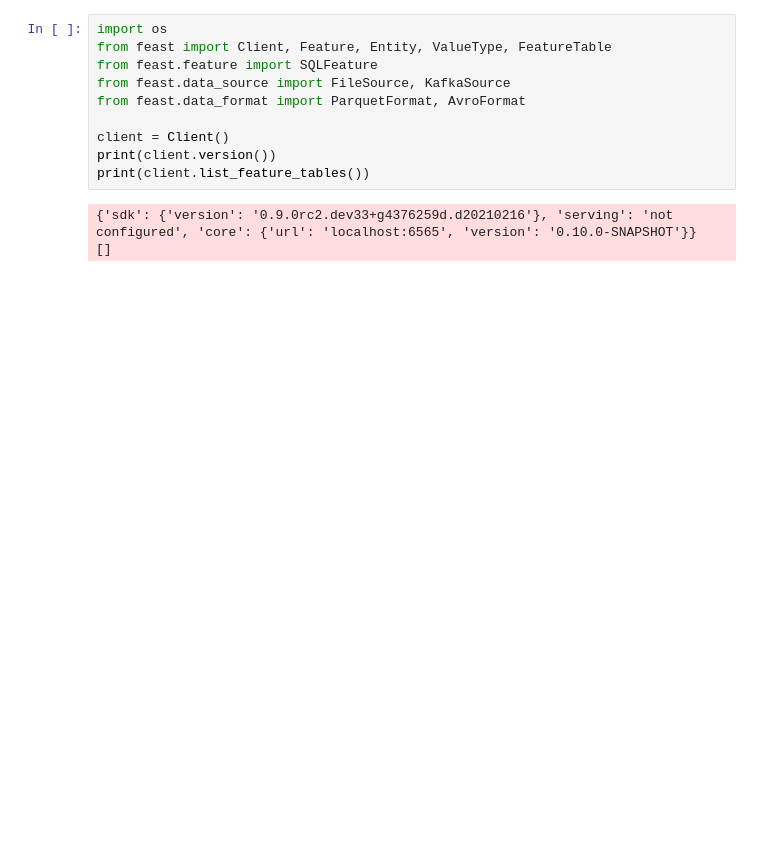
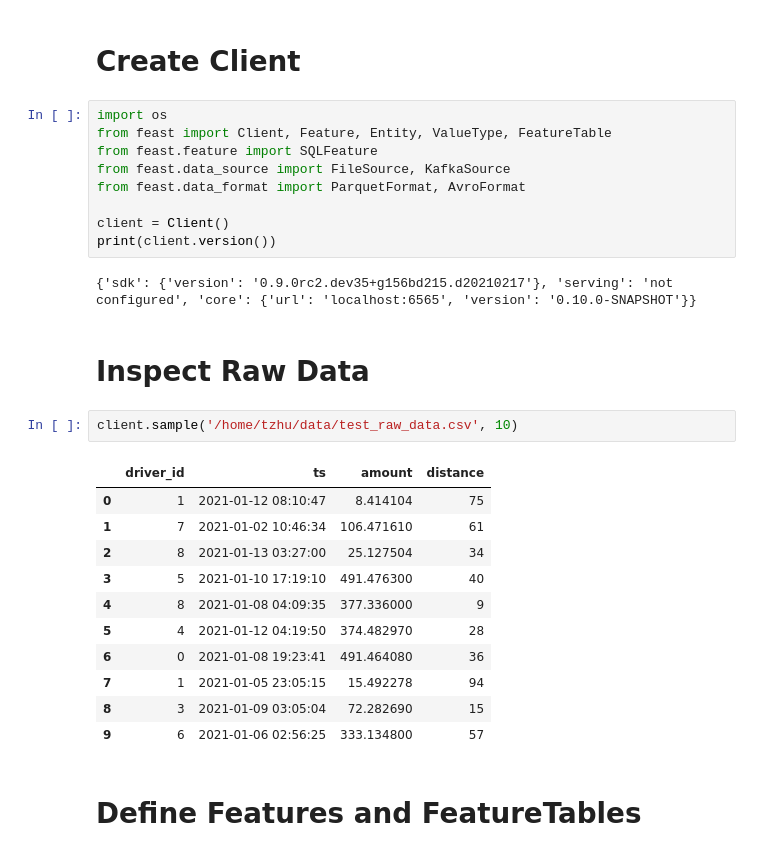
Before and after one commit to tianshizz/feast, a Jupyter notebook: examples/minimal/demo.ipynb, the cells around one changed output. Cells and saved outputs as stored; diff of their text form; blank space fills up the shorter version.

```diff
--- a/examples/minimal/demo.ipynb
+++ b/examples/minimal/demo.ipynb
@@ -1,3 +29,5 @@
+# %% [markdown]
+# Create Client
 # %%
 import os
 from feast import Client, Feature, Entity, ValueType, FeatureTable
@@ -7,10 +37,26 @@ from feast.data_format import ParquetFormat, AvroFormat
 
 client = Client()
 print(client.version())
-print(client.list_feature_tables())
 # %% [output]
-{'sdk': {'version': '0.9.0rc2.dev33+g4376259d.d20210216'}, 'serving': 'not configured', 'core': {'url': 'localhost:6565', 'version': '0.10.0-SNAPSHOT'}}
-[]
+{'sdk': {'version': '0.9.0rc2.dev35+g156bd215.d20210217'}, 'serving': 'not configured', 'core': {'url': 'localhost:6565', 'version': '0.10.0-SNAPSHOT'}}
+# %% [markdown]
+# Inspect Raw Data
+# %%
+client.sample('/home/tzhu/data/test_raw_data.csv', 10)
+# %% [output]
+|  | driver_id | ts | amount | distance |
+| 0 | 1 | 2021-01-12 08:10:47 | 8.414104 | 75 |
+| 1 | 7 | 2021-01-02 10:46:34 | 106.471610 | 61 |
+| 2 | 8 | 2021-01-13 03:27:00 | 25.127504 | 34 |
+| 3 | 5 | 2021-01-10 17:19:10 | 491.476300 | 40 |
+| 4 | 8 | 2021-01-08 04:09:35 | 377.336000 | 9 |
+| 5 | 4 | 2021-01-12 04:19:50 | 374.482970 | 28 |
+| 6 | 0 | 2021-01-08 19:23:41 | 491.464080 | 36 |
+| 7 | 1 | 2021-01-05 23:05:15 | 15.492278 | 94 |
+| 8 | 3 | 2021-01-09 03:05:04 | 72.282690 | 15 |
+| 9 | 6 | 2021-01-06 02:56:25 | 333.134800 | 57 |
+# %% [markdown]
+# Define Features and FeatureTables
 # %%
 feature1 = SQLFeature(name='last_7_day_total_trips', query="select driver_id, count(*) over (partition by driver_id order by ts range between interval '7' day preceding and current row) from driver_stats")
 feature2 = SQLFeature(name='last_7_day_avg_amount', query="select driver_id, avg(amount) over (partition by driver_id order by ts range between interval '7' day preceding and current row) from driver_stats")
```
Also changed, not shown: parts of 19 cells of this notebook, 4 other files.
